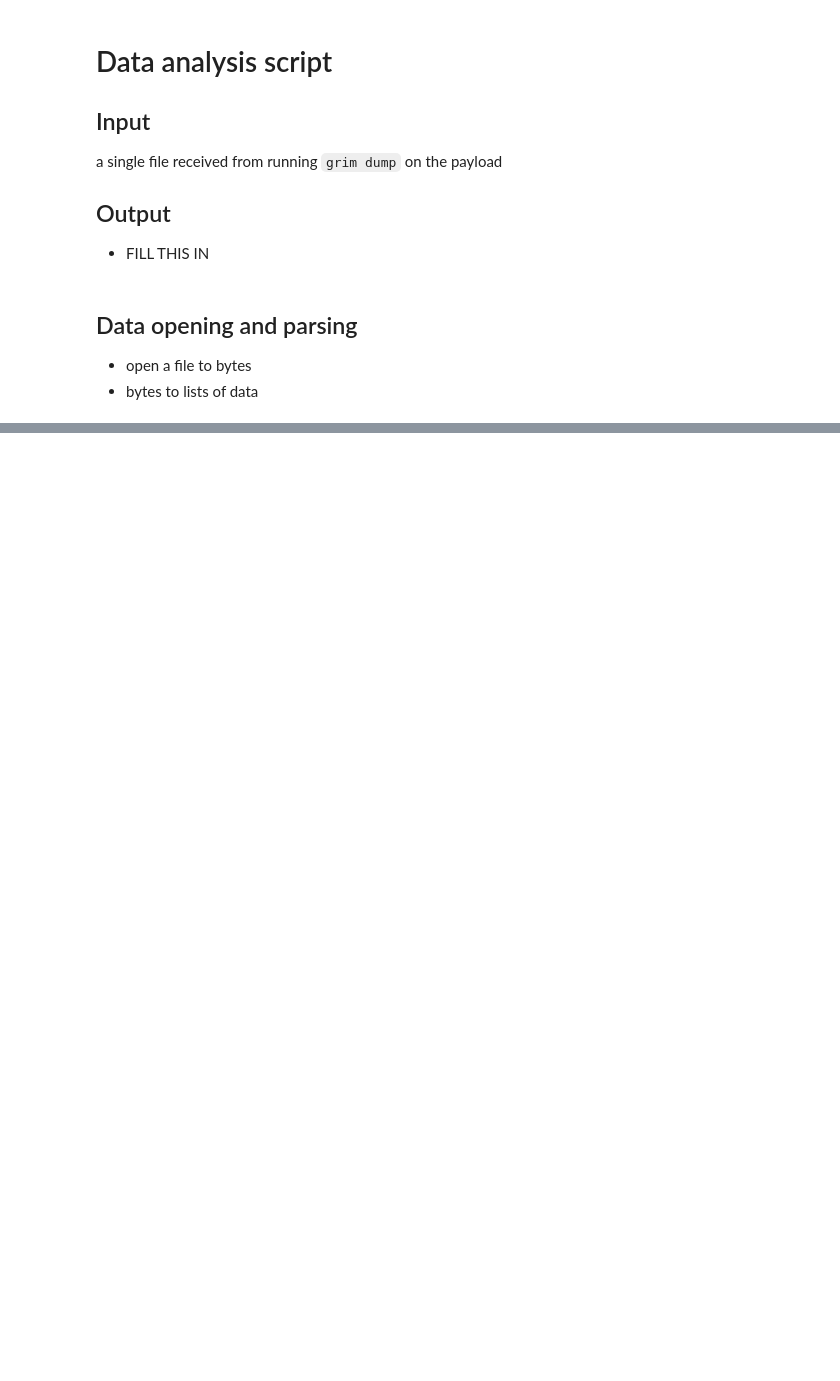
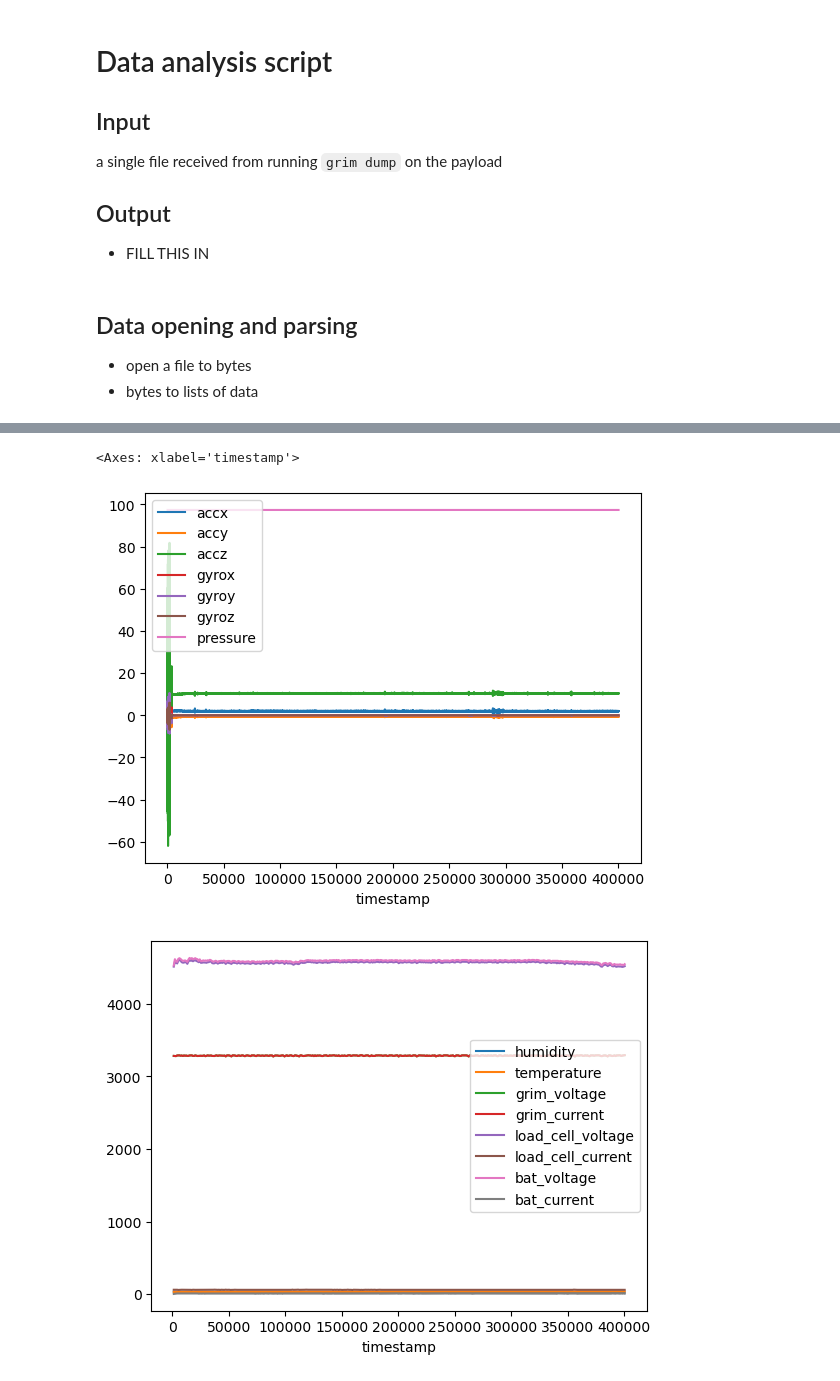
Before and after one commit to RIT-Launch-Initiative/FSW, a Jupyter notebook: app_grim_reefer/extra/analysis.ipynb, the cells around one changed output, grey strips where cells are left out. Drawn from its saved outputs; the diff is of its cells as text; code cells hidden in the pictures; blank space fills up the shorter version.

```diff
--- a/app_grim_reefer/extra/analysis.ipynb
+++ b/app_grim_reefer/extra/analysis.ipynb
@@ -165,0 +248,11 @@ pre_alt_df.to_csv(ouptut_dir+'/pre_alt.csv', index=False)
+# %%
+fast_df.plot('timestamp')
+slow_df.plot('timestamp')
+adc_df.plot('timestamp')
+
+pre_imu_df.plot('timestamp')
+pre_alt_df.plot('timestamp')
+# %% [output]
+<Axes: xlabel='timestamp'>
+[figure, added]
+[figure, added]
```
Also changed, not shown: parts of 18 cells of this notebook, 1 other file.
